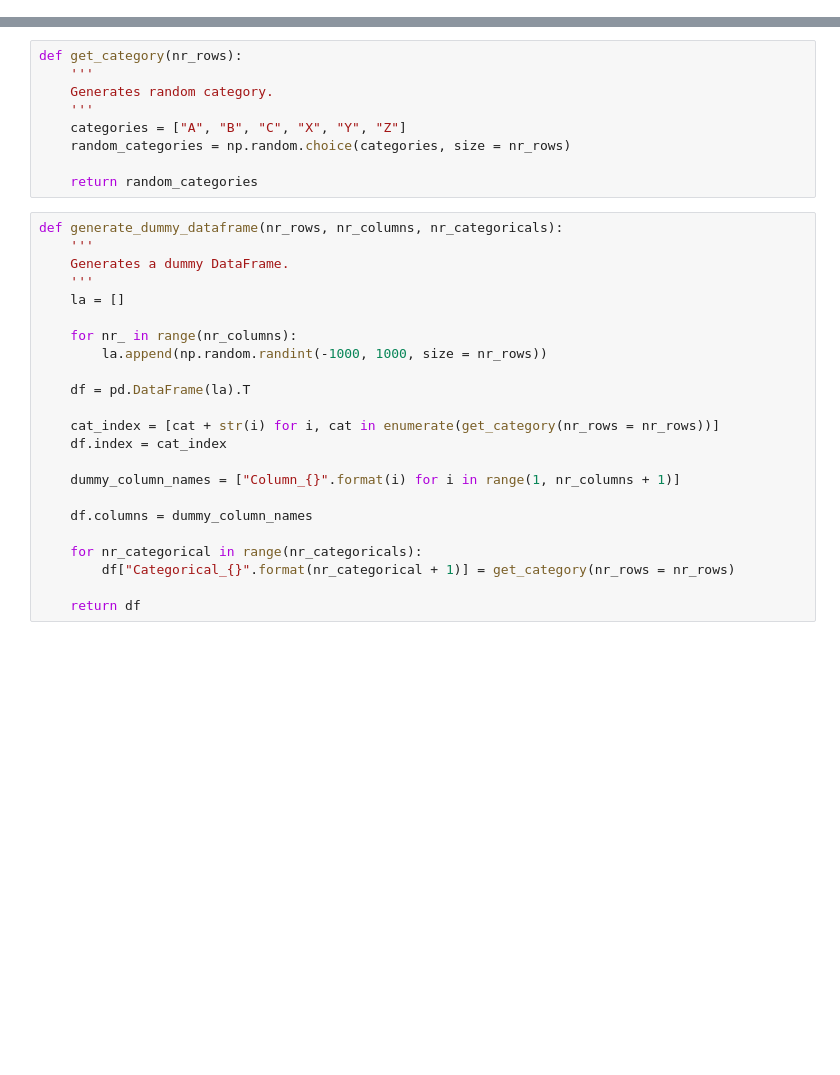
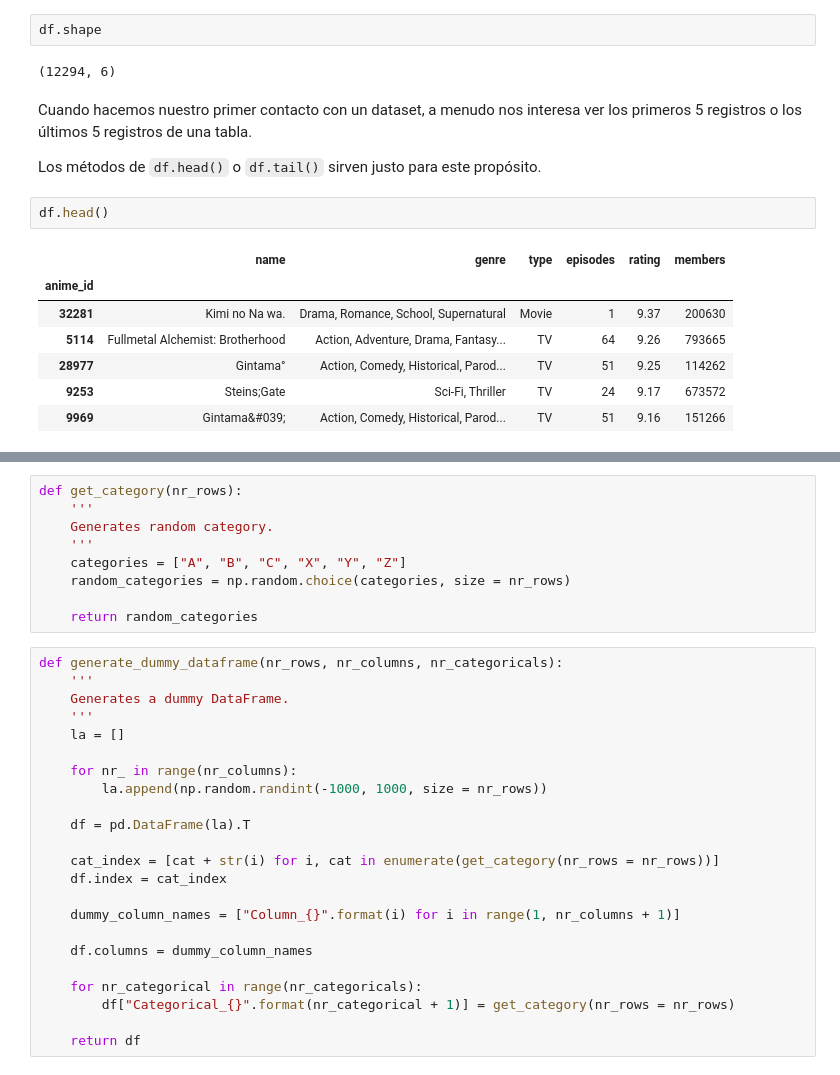
Before and after one commit to DalilaGimenez/nuclio_charlas, a Jupyter notebook: PANDAS.ipynb, the cells around one changed output, grey strips where cells are left out. Cells and saved outputs as stored; diff of their text form; blank space fills up the shorter version.

```diff
--- a/PANDAS.ipynb
+++ b/PANDAS.ipynb
@@ -154,0 +134,18 @@ Para todos los ejercicios de **pandas**, vamos a utilizar un dataset dummy.
+# %%
+df.shape
+# %% [output]
+(12294, 6)
+# %% [markdown]
+Cuando hacemos nuestro primer contacto con un dataset, a menudo nos interesa ver los primeros 5 registros o los últimos 5 registros de una tabla.
+
+Los métodos de `df.head()` o `df.tail()` sirven justo para este propósito.
+# %%
+df.head()
+# %% [output]
+|  | name | genre | type | episodes | rating | members |
+| anime_id |  |  |  |  |  |  |
+| 32281 | Kimi no Na wa. | Drama, Romance, School, Supernatural | Movie | 1 | 9.37 | 200630 |
+| 5114 | Fullmetal Alchemist: Brotherhood | Action, Adventure, Drama, Fantasy... | TV | 64 | 9.26 | 793665 |
+| 28977 | Gintama° | Action, Comedy, Historical, Parod... | TV | 51 | 9.25 | 114262 |
+| 9253 | Steins;Gate | Sci-Fi, Thriller | TV | 24 | 9.17 | 673572 |
+| 9969 | Gintama&#039; | Action, Comedy, Historical, Parod... | TV | 51 | 9.16 | 151266 |
```
Also changed, not shown: parts of 151 cells of this notebook, 5 other files.
